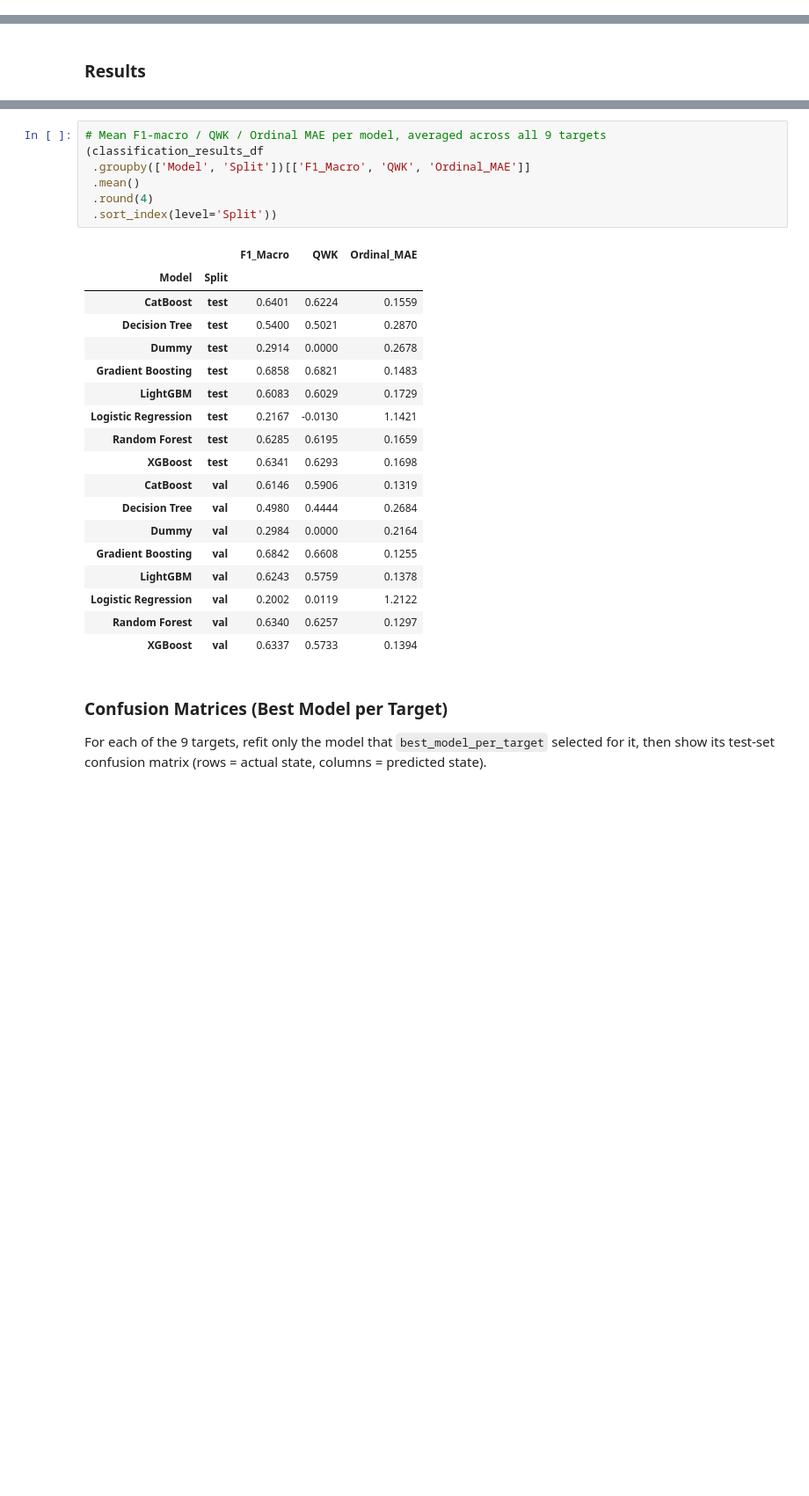
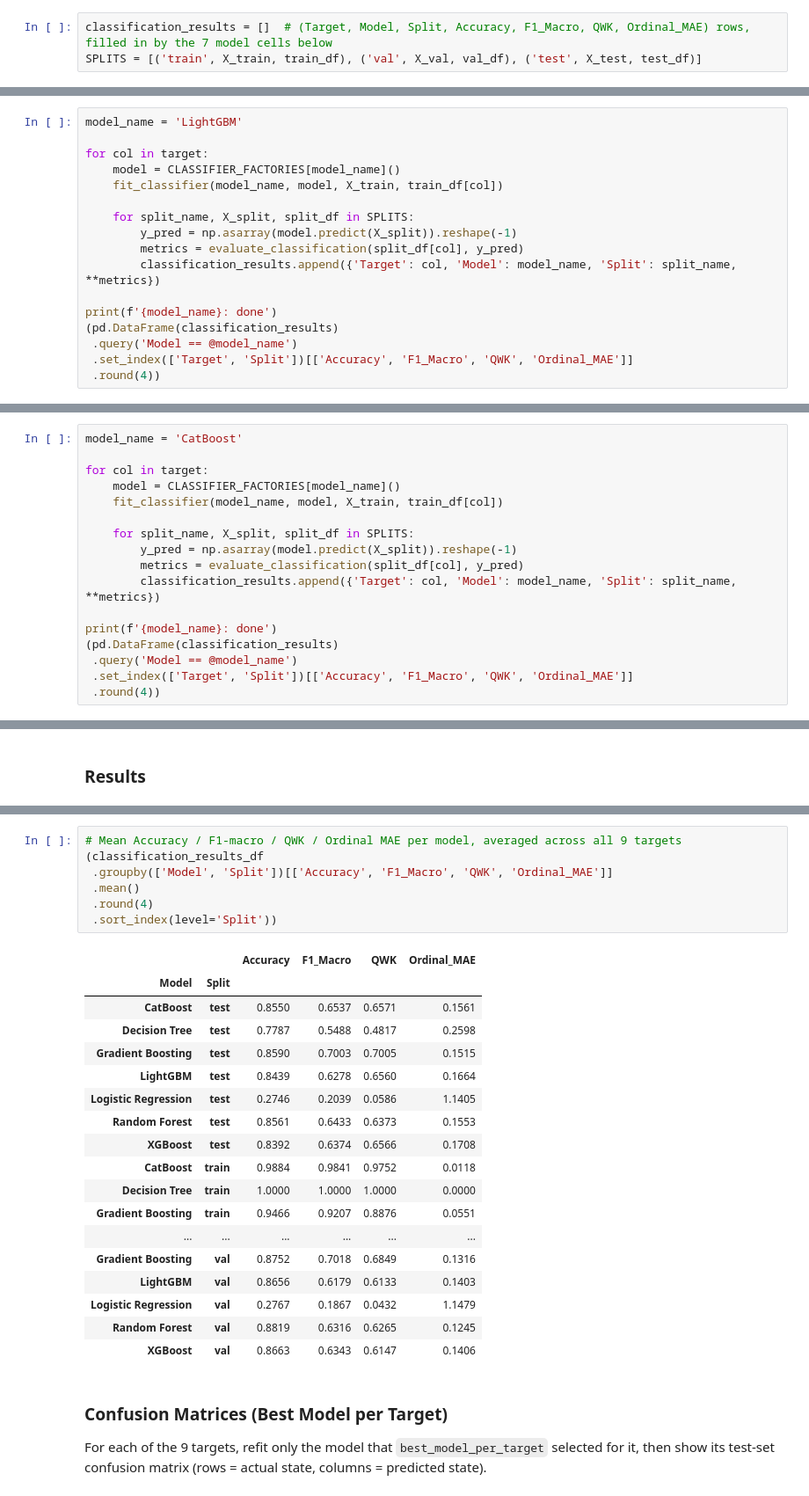
Before and after one commit to riddhiiee/AI-Based-Predictive-Maintenance-for-Injection-Molding-Machine, a Jupyter notebook: final_model.ipynb, the cells around one changed output, grey strips where cells are left out. Shown at 88% size. Saved outputs shown, nothing was run; the diff lists cells and outputs as text; blank space fills up the shorter version.

```diff
--- a/final_model.ipynb
+++ b/final_model.ipynb
@@ -710,0 +734,3 @@ Ejector_System_State: done
+# %%
+classification_results = []  # (Target, Model, Split, Accuracy, F1_Macro, QWK, Ordinal_MAE) rows, filled in by the 7 model cells below
+SPLITS = [('train', X_train, train_df), ('val', X_val, val_df), ('test', X_test, test_df)]
@@ -710,0 +922,17 @@ Ejector_System_State: done
+# %%
+model_name = 'LightGBM'
+
+for col in target:
+    model = CLASSIFIER_FACTORIES[model_name]()
+    fit_classifier(model_name, model, X_train, train_df[col])
+
+    for split_name, X_split, split_df in SPLITS:
+        y_pred = np.asarray(model.predict(X_split)).reshape(-1)
+        metrics = evaluate_classification(split_df[col], y_pred)
+        classification_results.append({'Target': col, 'Model': model_name, 'Split': split_name, **metrics})
+
+print(f'{model_name}: done')
+(pd.DataFrame(classification_results)
+ .query('Model == @model_name')
+ .set_index(['Target', 'Split'])[['Accuracy', 'F1_Macro', 'QWK', 'Ordinal_MAE']]
+ .round(4))
@@ -710,0 +959,17 @@ Ejector_System_State: done
+# %%
+model_name = 'CatBoost'
+
+for col in target:
+    model = CLASSIFIER_FACTORIES[model_name]()
+    fit_classifier(model_name, model, X_train, train_df[col])
+
+    for split_name, X_split, split_df in SPLITS:
+        y_pred = np.asarray(model.predict(X_split)).reshape(-1)
+        metrics = evaluate_classification(split_df[col], y_pred)
+        classification_results.append({'Target': col, 'Model': model_name, 'Split': split_name, **metrics})
+
+print(f'{model_name}: done')
+(pd.DataFrame(classification_results)
+ .query('Model == @model_name')
+ .set_index(['Target', 'Split'])[['Accuracy', 'F1_Macro', 'QWK', 'Ordinal_MAE']]
+ .round(4))
@@ -763,29 +1053,29 @@ best_model_per_target.round(4)
 # %%
-# Mean F1-macro / QWK / Ordinal MAE per model, averaged across all 9 targets
+# Mean Accuracy / F1-macro / QWK / Ordinal MAE per model, averaged across all 9 targets
 (classification_results_df
- .groupby(['Model', 'Split'])[['F1_Macro', 'QWK', 'Ordinal_MAE']]
+ .groupby(['Model', 'Split'])[['Accuracy', 'F1_Macro', 'QWK', 'Ordinal_MAE']]
  .mean()
  .round(4)
  .sort_index(level='Split'))
 # %% [output]
-|  |  | F1_Macro | QWK | Ordinal_MAE |
-| Model | Split |  |  |  |
-| CatBoost | test | 0.6401 | 0.6224 | 0.1559 |
-| Decision Tree | test | 0.5400 | 0.5021 | 0.2870 |
-| Dummy | test | 0.2914 | 0.0000 | 0.2678 |
-| Gradient Boosting | test | 0.6858 | 0.6821 | 0.1483 |
-| LightGBM | test | 0.6083 | 0.6029 | 0.1729 |
-| Logistic Regression | test | 0.2167 | -0.0130 | 1.1421 |
-| Random Forest | test | 0.6285 | 0.6195 | 0.1659 |
-| XGBoost | test | 0.6341 | 0.6293 | 0.1698 |
-| CatBoost | val | 0.6146 | 0.5906 | 0.1319 |
-| Decision Tree | val | 0.4980 | 0.4444 | 0.2684 |
-| Dummy | val | 0.2984 | 0.0000 | 0.2164 |
-| Gradient Boosting | val | 0.6842 | 0.6608 | 0.1255 |
-| LightGBM | val | 0.6243 | 0.5759 | 0.1378 |
-| Logistic Regression | val | 0.2002 | 0.0119 | 1.2122 |
-| Random Forest | val | 0.6340 | 0.6257 | 0.1297 |
-| XGBoost | val | 0.6337 | 0.5733 | 0.1394 |
+|  |  | Accuracy | F1_Macro | QWK | Ordinal_MAE |
+| Model | Split |  |  |  |  |
+| CatBoost | test | 0.8550 | 0.6537 | 0.6571 | 0.1561 |
+| Decision Tree | test | 0.7787 | 0.5488 | 0.4817 | 0.2598 |
+| Gradient Boosting | test | 0.8590 | 0.7003 | 0.7005 | 0.1515 |
+| LightGBM | test | 0.8439 | 0.6278 | 0.6560 | 0.1664 |
+| Logistic Regression | test | 0.2746 | 0.2039 | 0.0586 | 1.1405 |
+| Random Forest | test | 0.8561 | 0.6433 | 0.6373 | 0.1553 |
+| XGBoost | test | 0.8392 | 0.6374 | 0.6566 | 0.1708 |
+| CatBoost | train | 0.9884 | 0.9841 | 0.9752 | 0.0118 |
+| Decision Tree | train | 1.0000 | 1.0000 | 1.0000 | 0.0000 |
+| Gradient Boosting | train | 0.9466 | 0.9207 | 0.8876 | 0.0551 |
+| ... | ... | ... | ... | ... | ... |
+| Gradient Boosting | val | 0.8752 | 0.7018 | 0.6849 | 0.1316 |
+| LightGBM | val | 0.8656 | 0.6179 | 0.6133 | 0.1403 |
+| Logistic Regression | val | 0.2767 | 0.1867 | 0.0432 | 1.1479 |
+| Random Forest | val | 0.8819 | 0.6316 | 0.6265 | 0.1245 |
+| XGBoost | val | 0.8663 | 0.6343 | 0.6147 | 0.1406 |
 # %% [markdown]
 ### Confusion Matrices (Best Model per Target)
 
```
Also changed, not shown: parts of 26 cells of this notebook.
